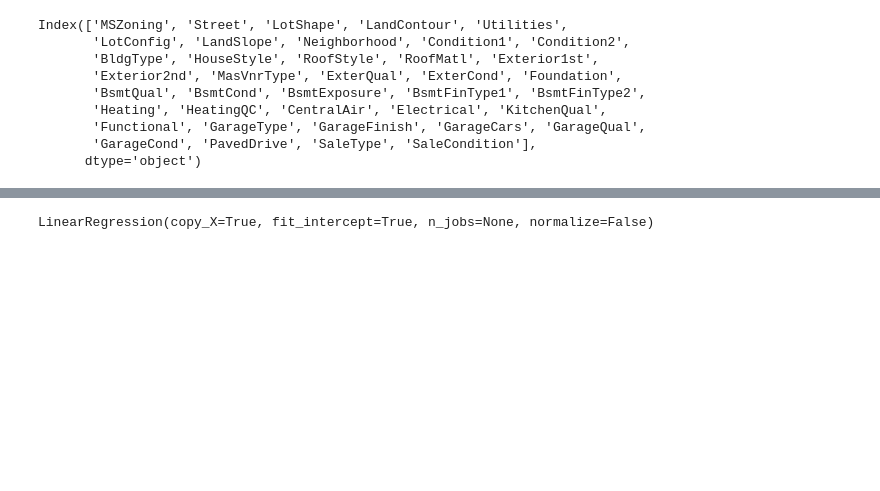
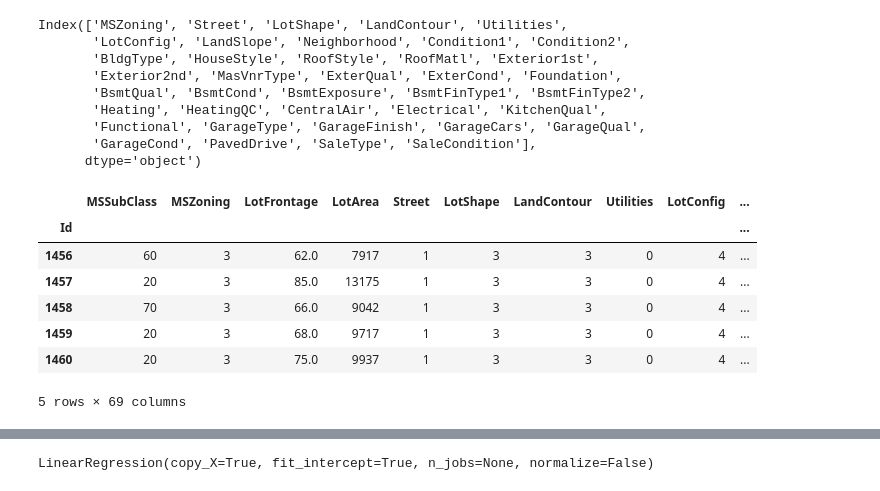
Before and after one commit to rinkideo/Housing-Price, a Jupyter notebook: Kaggle_house_pricing.ipynb, the cells around one changed output, grey strips where cells are left out. Drawn from its saved outputs; the diff is of its cells as text; code cells hidden in the pictures; blank space fills up the shorter version.

```diff
--- a/Kaggle_house_pricing.ipynb
+++ b/Kaggle_house_pricing.ipynb
@@ -325,8 +325,8 @@ dtype: int64
 # %% [markdown]
 Let us once again see the data to select the features to be dropped based on very high count of missing values
 # %%
-df_train = data
-df_test = test_data
+df_train = data.copy()
+df_test = test_data.copy()
 # %%
 ##List of Columns with percentage of missing values.
 
@@ -408,5 +408,5 @@ df_t2 = df_t1.drop(drop_indices,axis=1)
 # %% [markdown]
 We will use this stage dataframe fro pipeline construction So to take a copy of this dataframe
 # %%
-df3 = df2
+df3 = df2.copy()
 # %%
@@ -1104,5 +1124,16 @@ for col in X_train.select_dtypes(include = ['object']).columns:
 for col in X_test.select_dtypes(include = ['object']).columns:
     le.fit(X_test[col].unique())
     X_test.loc[:, col] = le.transform(X_test[col])
+# %%
+X_train.set_index('Id', inplace=True)
 # %%
-X_train.info()
+X_train.tail()
+# %% [output]
+|  | MSSubClass | MSZoning | LotFrontage | LotArea | Street | LotShape | LandContour | Utilities | LotConfig | ... |
+| Id |  |  |  |  |  |  |  |  |  | ... |
+| 1456 | 60 | 3 | 62.0 | 7917 | 1 | 3 | 3 | 0 | 4 | ... |
+| 1457 | 20 | 3 | 85.0 | 13175 | 1 | 3 | 3 | 0 | 4 | ... |
+| 1458 | 70 | 3 | 66.0 | 9042 | 1 | 3 | 3 | 0 | 4 | ... |
+| 1459 | 20 | 3 | 68.0 | 9717 | 1 | 3 | 3 | 0 | 4 | ... |
+| 1460 | 20 | 3 | 75.0 | 9937 | 1 | 3 | 3 | 0 | 4 | ... |
+5 rows × 69 columns
```
Also changed, not shown: parts of 32 cells of this notebook, 2 other files.
